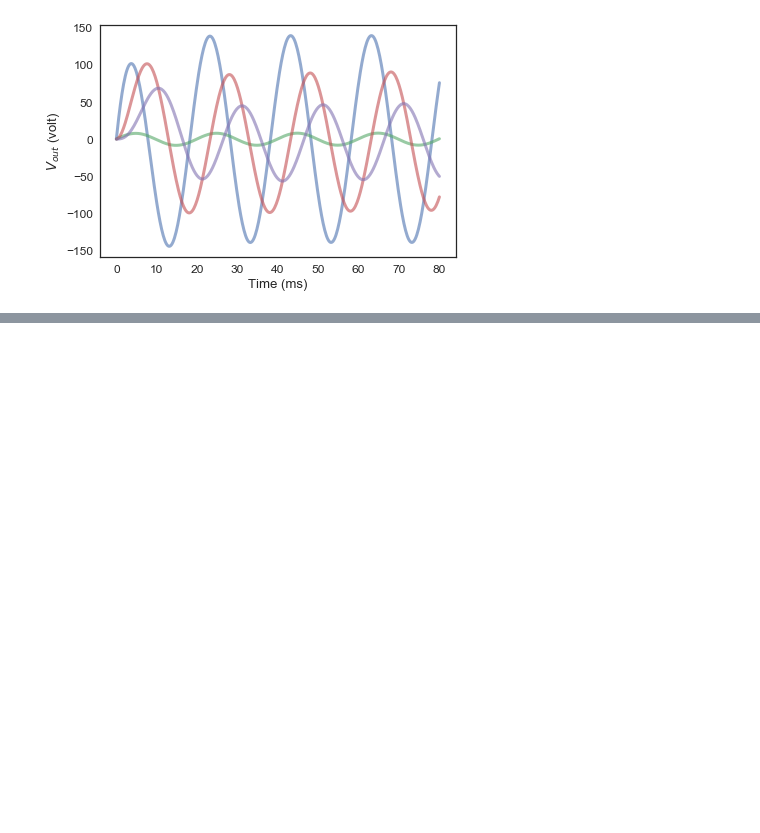
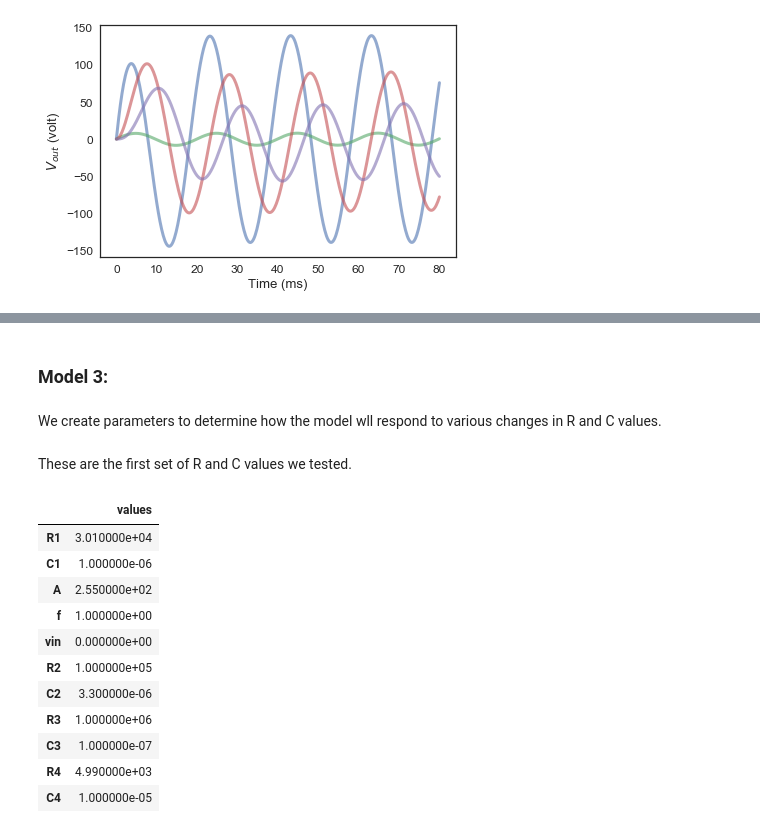
Before and after one commit to ThomasJagielski/ModSimPy, a Jupyter notebook: code/EKG Circuit Optimization Final.ipynb, the cells around one changed output, grey strips where cells are left out. Drawn from its saved outputs; the diff is of its cells as text; code cells hidden in the pictures; blank space fills up the shorter version.

```diff
--- a/code/EKG Circuit Optimization Final.ipynb
+++ b/code/EKG Circuit Optimization Final.ipynb
@@ -533,0 +587,4 @@ plot_results(example_results2)
+# %% [markdown]
+### Model 3:
+# %% [markdown]
+We create parameters to determine how the model wll respond to various changes in R and C values.
@@ -534,16 +593,31 @@ plot_results(example_results2)
+# %% [markdown]
+These are the first set of R and C values we tested.
 # %%
-run_sim_system2 = System(R1 = 4.9e3, # ohm
-                          C1 = 1e-6,  # farad
-                          A = 5 * G1, # volt
-                          f = input_freq.f,   # Hz
-                          vin = 0,
-                          R2 = 100e3,   # ohm
-                          C2 = 1e-6,  # farad
-                          R3 = 499,   # ohm
-                          C3 = 10e-6,  # farad
-                          R4 = 4.9e3,   # ohm
-                          C4 = 1e-6  # farad
-                          )
+run_sim_system2 = System(R1 = 3.01e4, # ohm
+                         C1 = 1e-6,  # farad
+                         A = 5 * G1, # volt
+                         f = input_freq.f,   # Hz
+                         vin = 0,
+                         R2 = 1e5,   # ohm
+                         C2 = 3.3e-6,  # farad
+                         R3 = 1e6,   # ohm
+                         C3 = 1e-7,  # farad
+                         R4 = 4.99e3,   # ohm
+                         C4 = 1e-5  # farad
+                        )
+# %% [output]
+|  | values |
+| R1 | 3.010000e+04 |
+| C1 | 1.000000e-06 |
+| A | 2.550000e+02 |
+| f | 1.000000e+00 |
+| vin | 0.000000e+00 |
+| R2 | 1.000000e+05 |
+| C2 | 3.300000e-06 |
+| R3 | 1.000000e+06 |
+| C3 | 1.000000e-07 |
+| R4 | 4.990000e+03 |
+| C4 | 1.000000e-05 |
 # %%
 results5, results6, results7, results8, ratio = run_sim(input_freq,
                                                         make_system,
```
Also changed, not shown: parts of 32 cells of this notebook.
